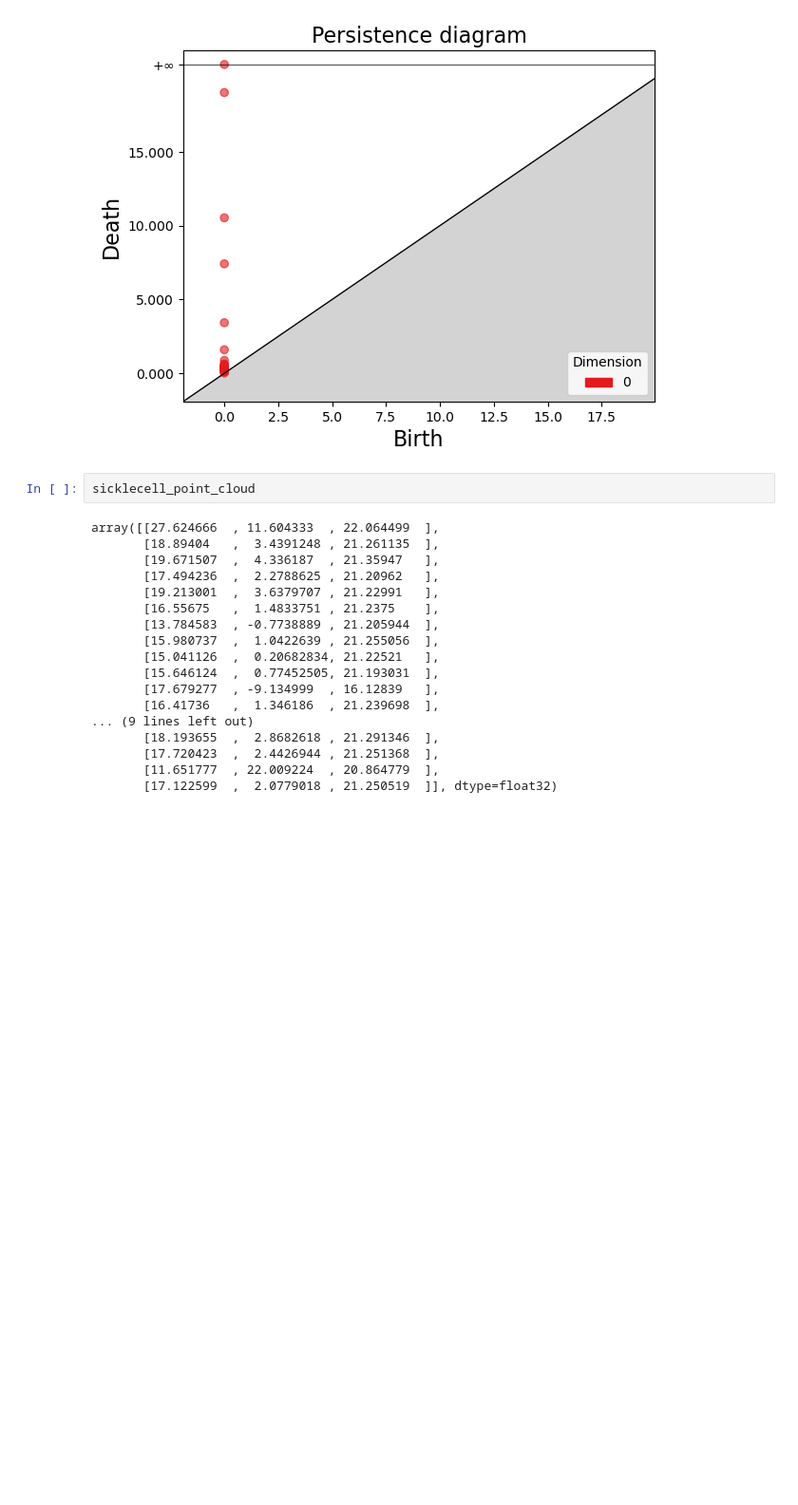
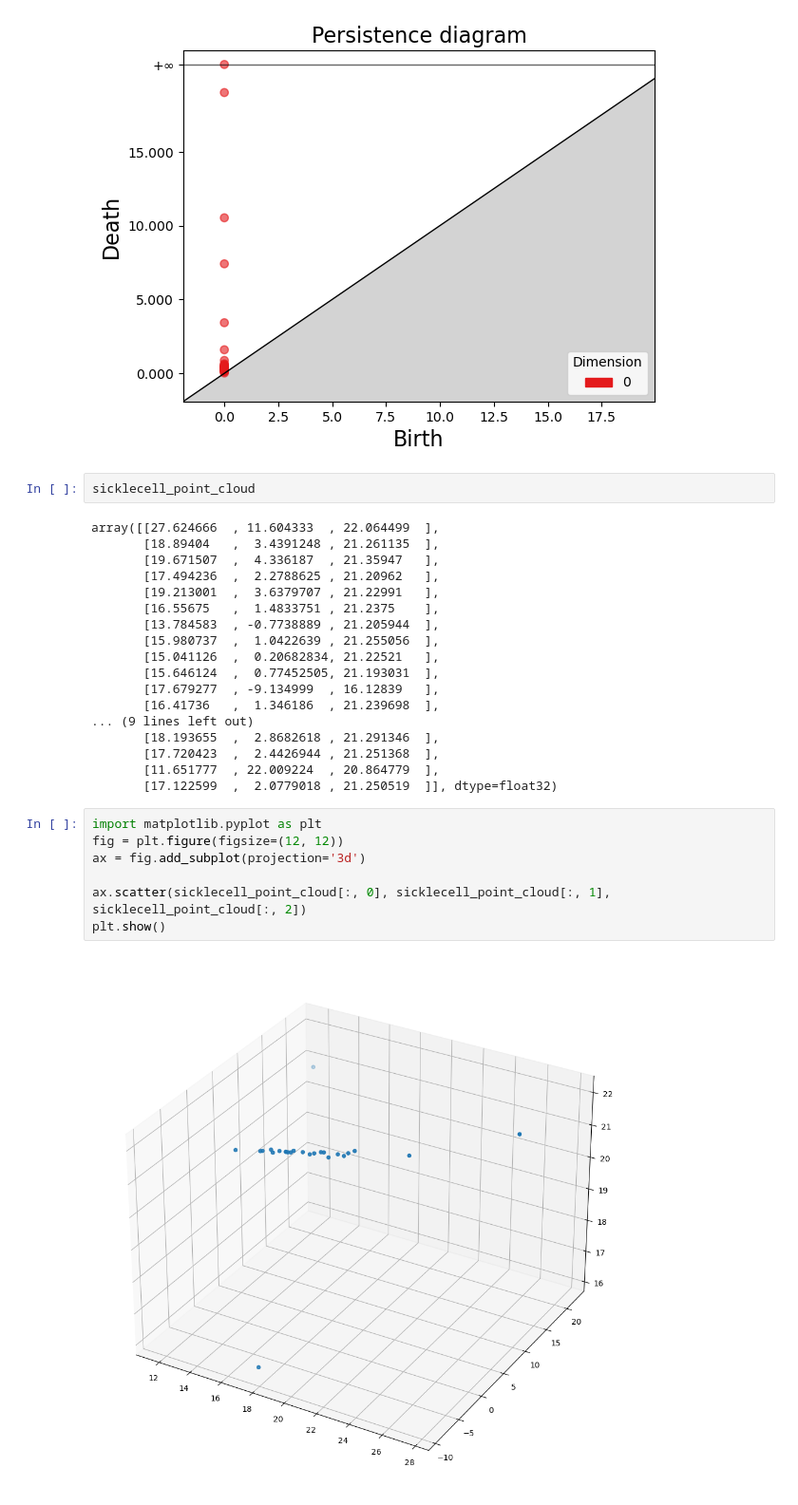
Before and after one commit to aliciabierly/cs410_finalproject, a Jupyter notebook: cs_new4101.ipynb, the cells around one changed output. Shown: that part at 95% size. Cells and saved outputs as stored; diff of their text form; blank space fills up the shorter version.

Commit message:
"Residue point cloud plotting"

```diff
--- a/cs_new4101.ipynb
+++ b/cs_new4101.ipynb
@@ -154,3 +154,12 @@ array([[27.624666  , 11.604333  , 22.064499  ],
        [17.720423  ,  2.4426944 , 21.251368  ],
        [11.651777  , 22.009224  , 20.864779  ],
        [17.122599  ,  2.0779018 , 21.250519  ]], dtype=float32)
+# %%
+import matplotlib.pyplot as plt
+fig = plt.figure(figsize=(12, 12))
+ax = fig.add_subplot(projection='3d')
+
+ax.scatter(sicklecell_point_cloud[:, 0], sicklecell_point_cloud[:, 1], sicklecell_point_cloud[:, 2])
+plt.show()
+# %% [output]
+[figure, added]
```
Also changed, not shown: parts of 1 cell of this notebook.
